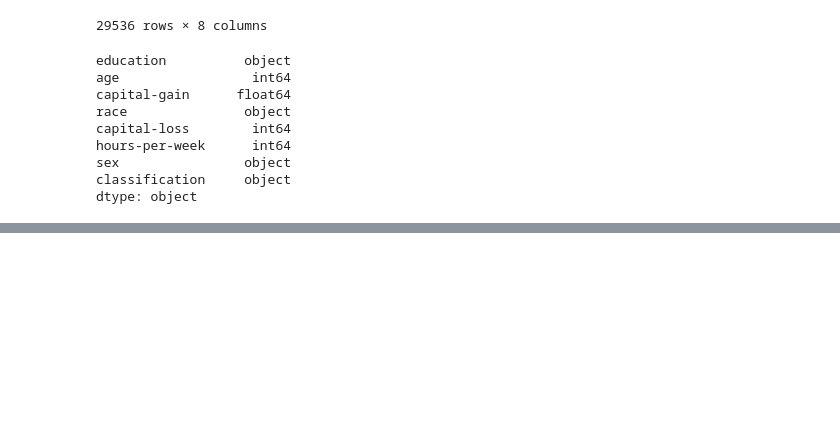
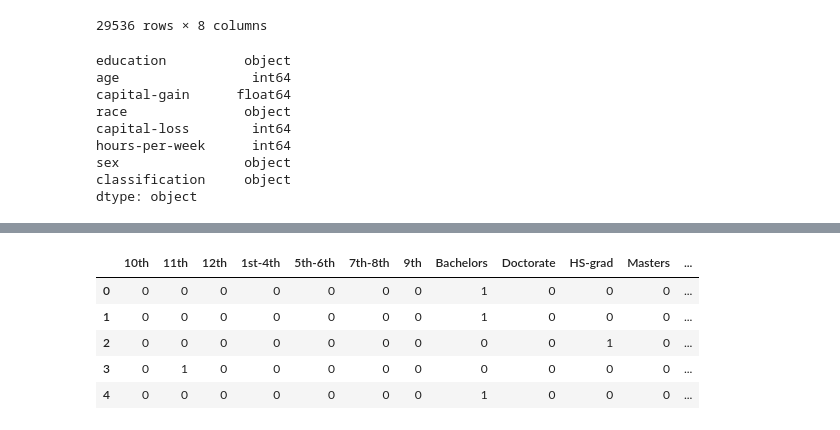
Before and after one commit to rongqingpin/Course_edX_PythonDataScience, a Jupyter notebook: Lab2_Features_DataWrangling/assignment5.ipynb, the cells around one changed output, grey strips where cells are left out. Drawn from its saved outputs; the diff is of its cells as text; code cells hidden in the pictures; blank space fills up the shorter version.

```diff
--- a/02_Features_DataWrangling/assignment5.ipynb
+++ b/Lab2_Features_DataWrangling/assignment5.ipynb
@@ -2,7 +4,8 @@
 import pandas as pd
 import numpy as np
 # %%
-fname = '/Users/Melanie/OneDrive/JobSearch/DataScience/PythonDataScience/DAT210x-master/Module2/Datasets/census.data'
+flc = '/Users/pinqingkan/Desktop/Codes/Course_edX_PythonDataScience/02_Features_DataWrangling/Datasets/'
+fname = flc + 'census.data'
 Xfeatures = ['education', 'age', 'capital-gain', 'race', 'capital-loss', 'hours-per-week', 'sex', 'classification']
 X = pd.read_csv(fname, header = None, names = Xfeatures, na_values = '?')
 X
@@ -76,0 +86,11 @@ E2 = Y.astype("category", ordered = True, categories = Efeatures).cat.codes
+# %%
+E = X.education
+E2 = pd.get_dummies(E)
+E2.head()
+# %% [output]
+|  | 10th | 11th | 12th | 1st-4th | 5th-6th | 7th-8th | 9th | Bachelors | Doctorate | HS-grad | Masters | ... |
+| 0 | 0 | 0 | 0 | 0 | 0 | 0 | 0 | 1 | 0 | 0 | 0 | ... |
+| 1 | 0 | 0 | 0 | 0 | 0 | 0 | 0 | 1 | 0 | 0 | 0 | ... |
+| 2 | 0 | 0 | 0 | 0 | 0 | 0 | 0 | 0 | 0 | 1 | 0 | ... |
+| 3 | 0 | 1 | 0 | 0 | 0 | 0 | 0 | 0 | 0 | 0 | 0 | ... |
+| 4 | 0 | 0 | 0 | 0 | 0 | 0 | 0 | 1 | 0 | 0 | 0 | ... |
```
Also changed, not shown: parts of 5 cells of this notebook, 8 other files.
